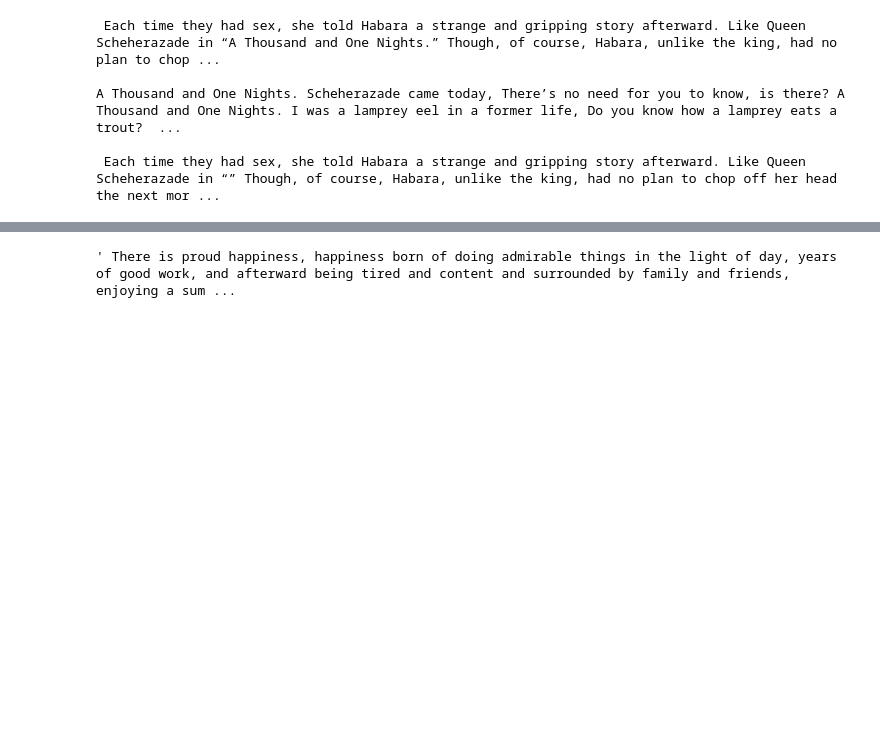
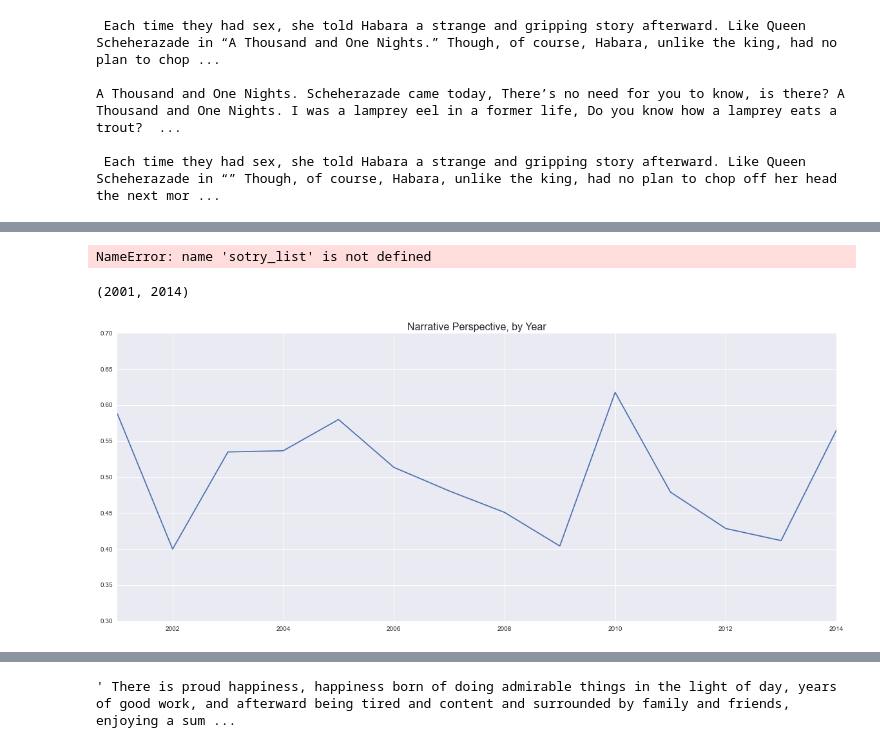
Before and after one commit to prathinavelu/kojak, a Jupyter notebook: Project Kojak.ipynb, the cells around one changed output, grey strips where cells are left out. Saved outputs shown, nothing was run; the diff lists cells and outputs as text; code cells hidden in the pictures; blank space fills up the shorter version.

```diff
--- a/Project Kojak.ipynb
+++ b/Project Kojak.ipynb
@@ -319,0 +374,28 @@ len(no_quote_stories)
+# %%
+df_new['word_count'] = df_new['word_count'].apply(lambda x : int(x))
+# %%
+
+df_new['narrator'] = df_new['non_quotes'].apply(lambda x: x.lower().count( ' i ' ) + x.lower().count( ' me ' ) + x.lower().count( ' my ' ) )
+# %%
+df_new['year'] = df_new['year'].apply(lambda x : int(x))
+# %%
+story_list[561]
+# %% [output]
+NameError: name 'sotry_list' is not defined
+# %%
+years_narrator = []
+narrator_prop = []
+for y in range(2001,2015):
+    prop = float(len([x for x in df_new[df_new['year'] == y]['narrator'].values if x >=10]))/len(df_new[df_new['year'] == y]['narrator'].values)
+    years_narrator.append(y)
+    narrator_prop.append(prop)
+# %%
+plt.figure(1,figsize=(20,8))
+plt.title('Narrative Perspective, by Year', fontsize=16)
+plt.plot(years_narrator,narrator_prop)
+plt.ylim([.3,.7])
+plt.xlim([2001,2014])
+#plt.legend(fontsize=14)
+# %% [output]
+(2001, 2014)
+[figure, added]
```
Also changed, not shown: parts of 95 cells of this notebook.
